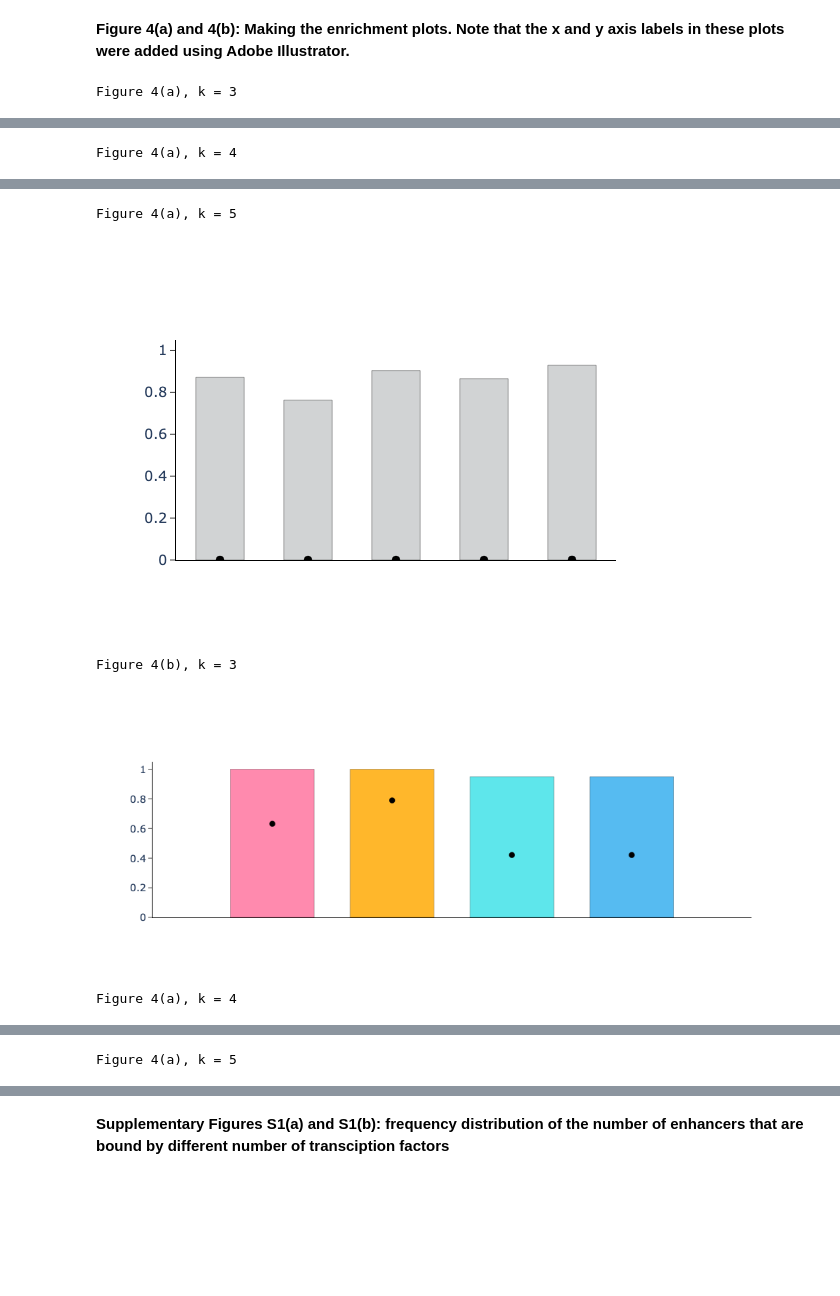
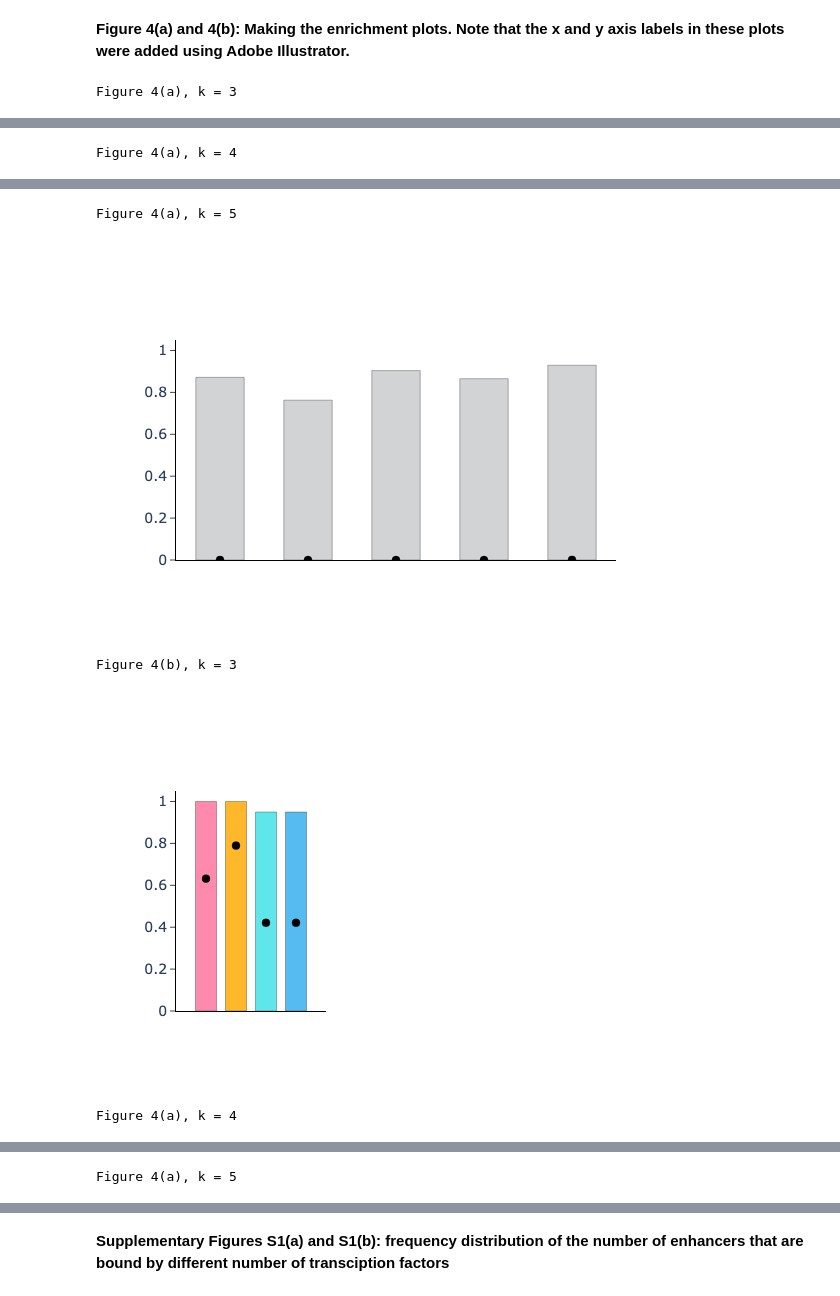
Before and after one commit to yasharthy/CoSt, a Jupyter notebook: CODE/Generate_figures.ipynb, the cells around one changed output, grey strips where cells are left out. Saved outputs shown, nothing was run; the diff lists cells and outputs as text; code cells hidden in the pictures; blank space fills up the shorter version.

```diff
--- a/CODE/Generate_figures.ipynb
+++ b/CODE/Generate_figures.ipynb
@@ -220,7 +220,8 @@ def generate_fig4b(k):
   fig.update_xaxes(showline=True, linewidth=1, linecolor='black', showticklabels=False, range=[0,xlim])#,mirror=True,ticks='outside')#, showticklabels=True)
   fig.update_traces(marker=dict(line=dict(width=0.3, color='black')))
 
-  fig.show()
+  #fig.show()
+  display(Image(pio.to_image(fig, format='png')))
   return None
 
 def generate_fig4(subplot,k):
@@ -228,32 +229,32 @@ def generate_fig4(subplot,k):
     print ("Enter valid k values (3,4, or 5).")
     return None
   if subplot == 'a':
     generate_fig4a(k)
   elif subplot == 'b':
     generate_fig4b(k)
   else:
     print ("Please enter valid subfigure: 'a' or 'b'")
     return None
 
 print("Figure 4(a), k = 3")
 fig4a_3 = generate_fig4('a',3)
 print("\nFigure 4(a), k = 4")
 fig4a_4 = generate_fig4('a',4)
 print("\nFigure 4(a), k = 5")
 fig4a_5 = generate_fig4('a',5)
 print("\nFigure 4(b), k = 3")
 fig4b_3 = generate_fig4('b',3)
 print("\nFigure 4(a), k = 4")
 fig4b_4 = generate_fig4('b',4)
 print("\nFigure 4(a), k = 5")
 fig4b_5 = generate_fig4('b',5)
 # %% [output]
 Figure 4(a), k = 3
 [figure]
 Figure 4(a), k = 4
 [figure]
 Figure 4(a), k = 5
 [figure]
 Figure 4(b), k = 3
-[figure, old version]
+[figure, new version]
 Figure 4(a), k = 4
```
Also changed, not shown: parts of 1 cell of this notebook.
